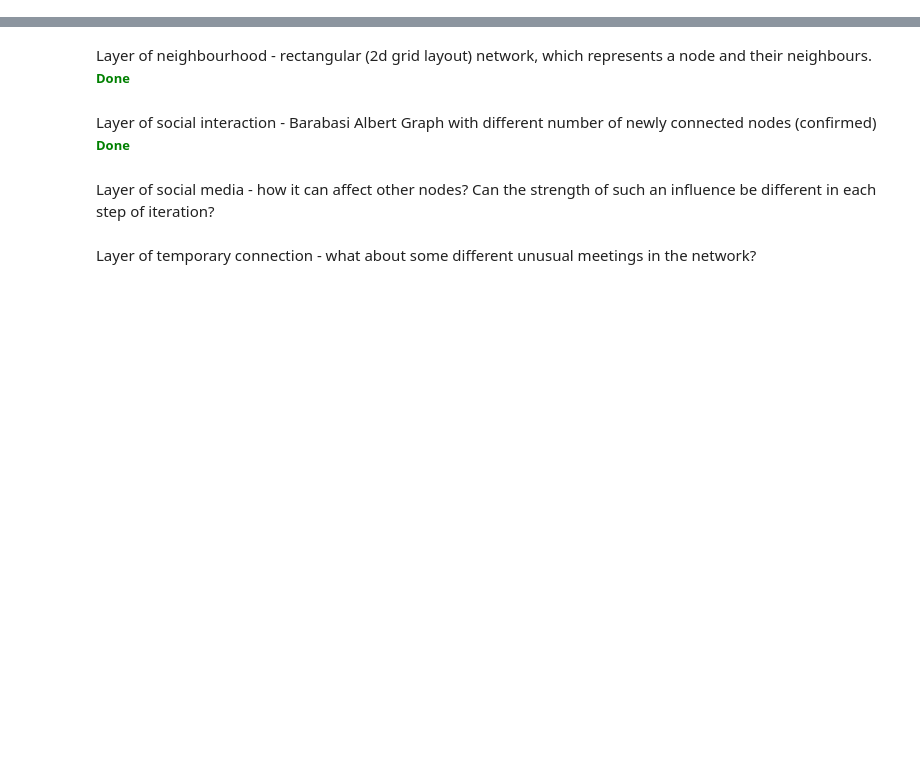
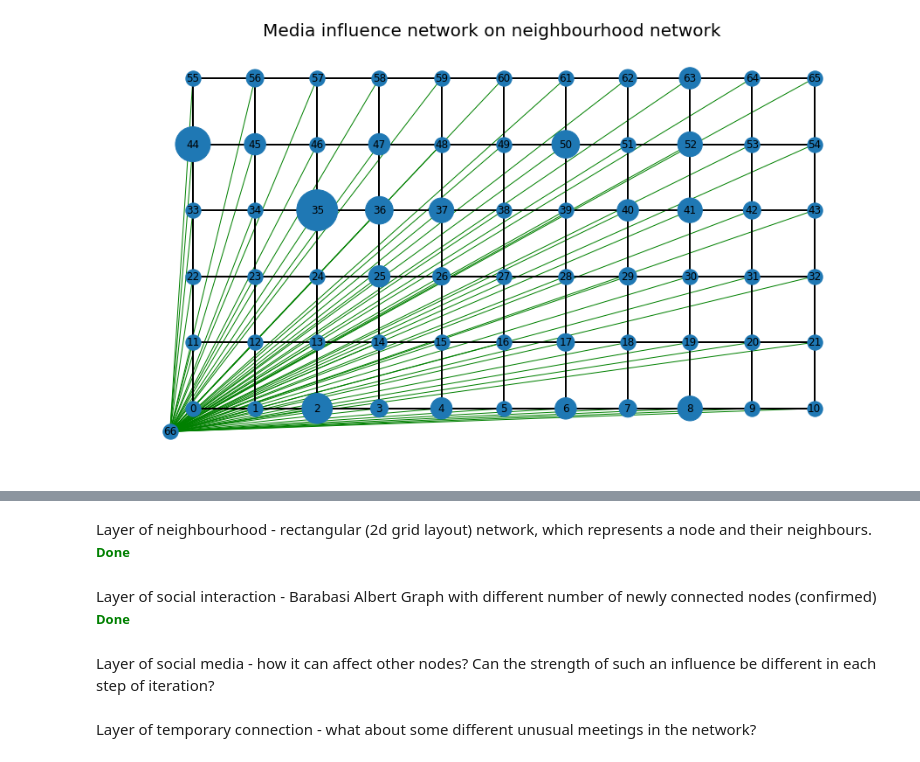
Before and after one commit to dpalatynski/Master-Thesis, a Jupyter notebook: Small population.ipynb, the cells around one changed output, grey strips where cells are left out. Cells and saved outputs as stored; diff of their text form; code cells hidden in the pictures; blank space fills up the shorter version.

```diff
--- a/Small population.ipynb
+++ b/Small population.ipynb
@@ -70,3 +85,10 @@ nx.draw(K, edge_color=colors, pos=pos, with_labels=True, node_size=[v * 100 for
+# %%
+plt.figure(figsize=(16, 9))
+plt.title('Media influence network on neighbourhood network', fontsize=20)
+nx.draw(L, edge_color=['green']*len(G), pos=pos, with_labels=True)
+nx.draw(G, edge_color=['black']*len(G), pos=pos, width=2, node_size=node_sizes)
+# %% [output]
+[figure, added]
 # %%
 graphs = [G, K, L]
 # %%
```
Also changed, not shown: parts of 11 cells of this notebook, 4 other files.
